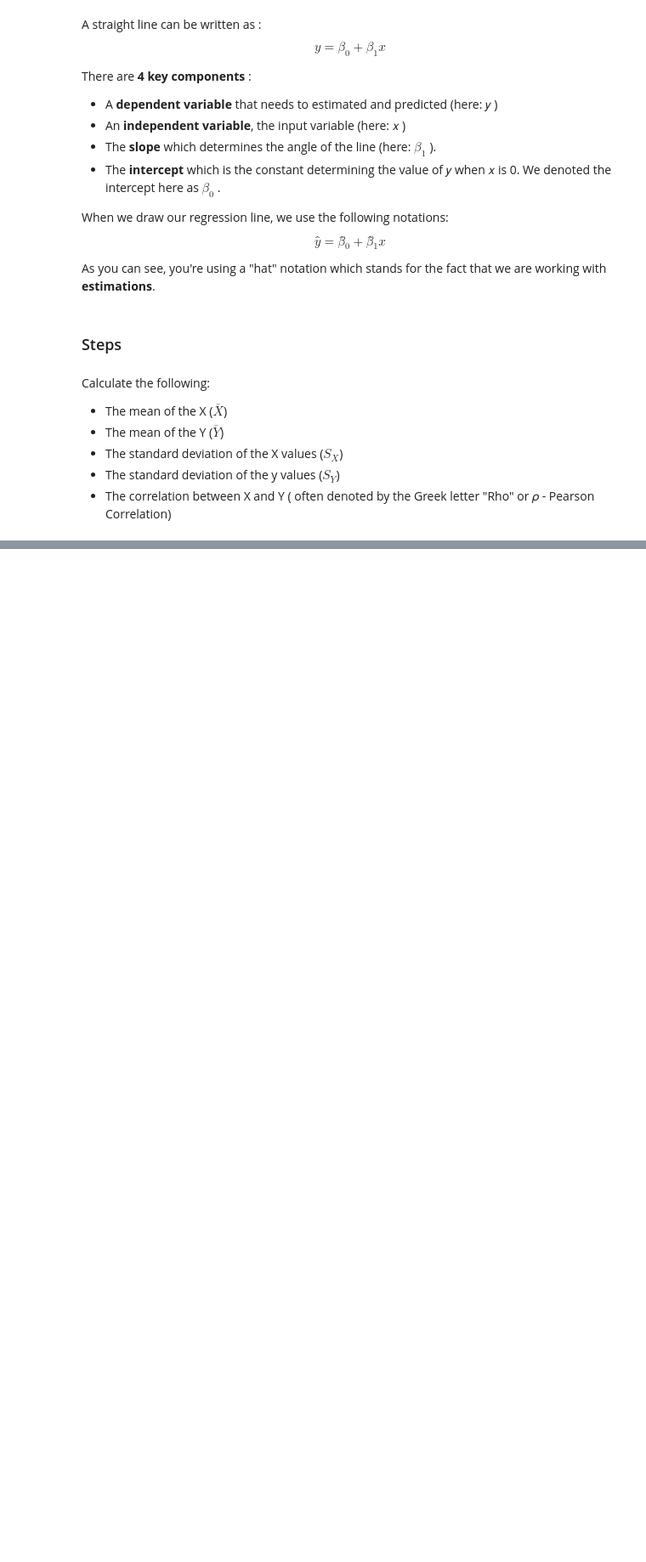
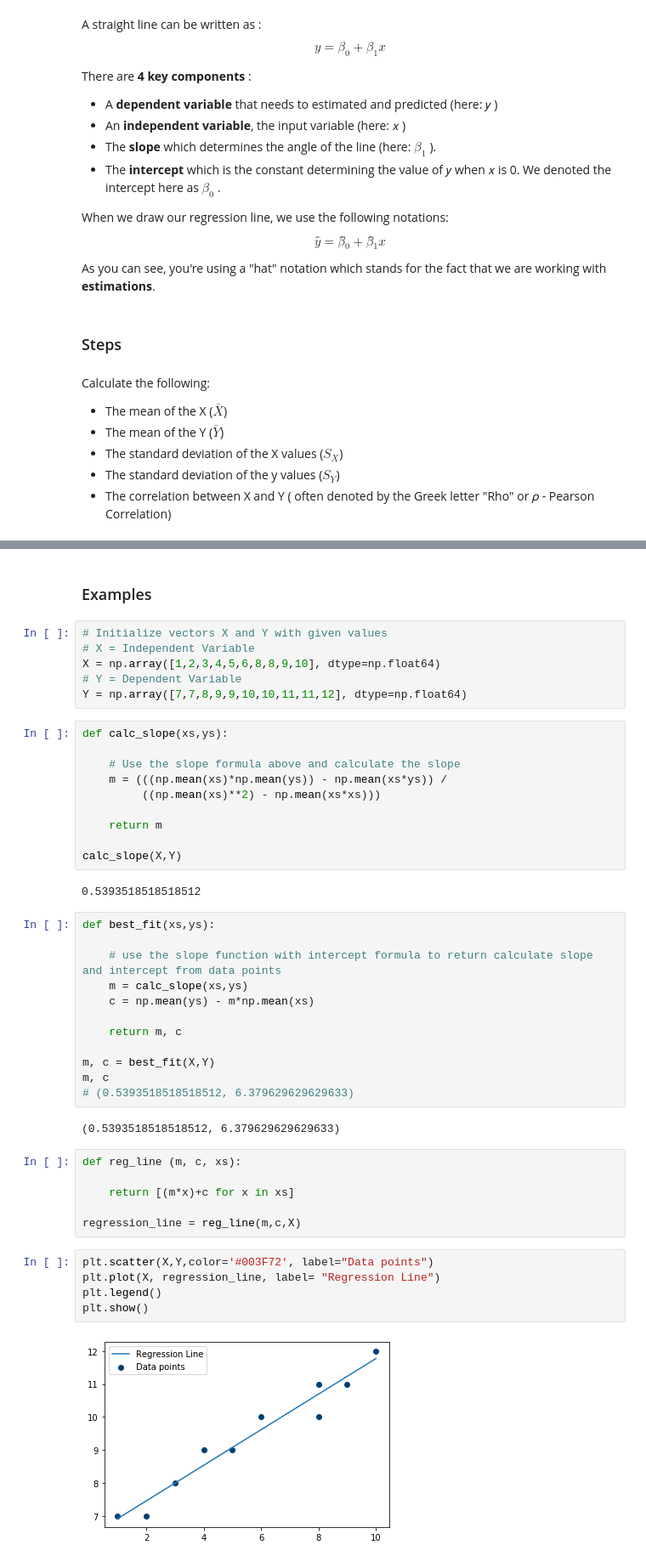
Before and after one commit to nadinezab/DS-notes, a Jupyter notebook: Linear Regression.ipynb, the cells around one changed output, grey strips where cells are left out. Shown: that part at 85% size. Drawn from its saved outputs; the diff is of its cells as text; blank space fills up the shorter version.

```diff
--- a/Linear Regression.ipynb
+++ b/Linear Regression.ipynb
@@ -67,3 +72,50 @@ When you have a regression line with defined parameters for slope and intercept
 $$ 𝑦̂ = 𝛽̂_1 𝑥+ 𝛽̂_0 $$
 
 Remember that the difference between y and  𝑦̂   is that  𝑦̂   is the value predicted by the fitted model, whereas  𝑦  carries actual values of the variable (called the truth values) that were used to calculate the best fit.
+# %% [markdown]
+### Examples
+# %%
+# Initialize vectors X and Y with given values
+# X = Independent Variable
+X = np.array([1,2,3,4,5,6,8,8,9,10], dtype=np.float64)
+# Y = Dependent Variable
+Y = np.array([7,7,8,9,9,10,10,11,11,12], dtype=np.float64)
+# %%
+def calc_slope(xs,ys):
+
+    # Use the slope formula above and calculate the slope
+    m = (((np.mean(xs)*np.mean(ys)) - np.mean(xs*ys)) /
+         ((np.mean(xs)**2) - np.mean(xs*xs)))
+
+    return m
+
+calc_slope(X,Y)
+# %% [output]
+0.5393518518518512
+# %%
+def best_fit(xs,ys):
+
+    # use the slope function with intercept formula to return calculate slope and intercept from data points
+    m = calc_slope(xs,ys)
+    c = np.mean(ys) - m*np.mean(xs)
+
+    return m, c
+
+m, c = best_fit(X,Y)
+m, c
+# (0.5393518518518512, 6.379629629629633)
+# %% [output]
+(0.5393518518518512, 6.379629629629633)
+# %%
+def reg_line (m, c, xs):
+
+    return [(m*x)+c for x in xs]
+
+regression_line = reg_line(m,c,X)
+# %%
+plt.scatter(X,Y,color='#003F72', label="Data points")
+plt.plot(X, regression_line, label= "Regression Line")
+plt.legend()
+plt.show()
+# %% [output]
+[figure, added]
```
Also changed, not shown: parts of 8 cells of this notebook.
